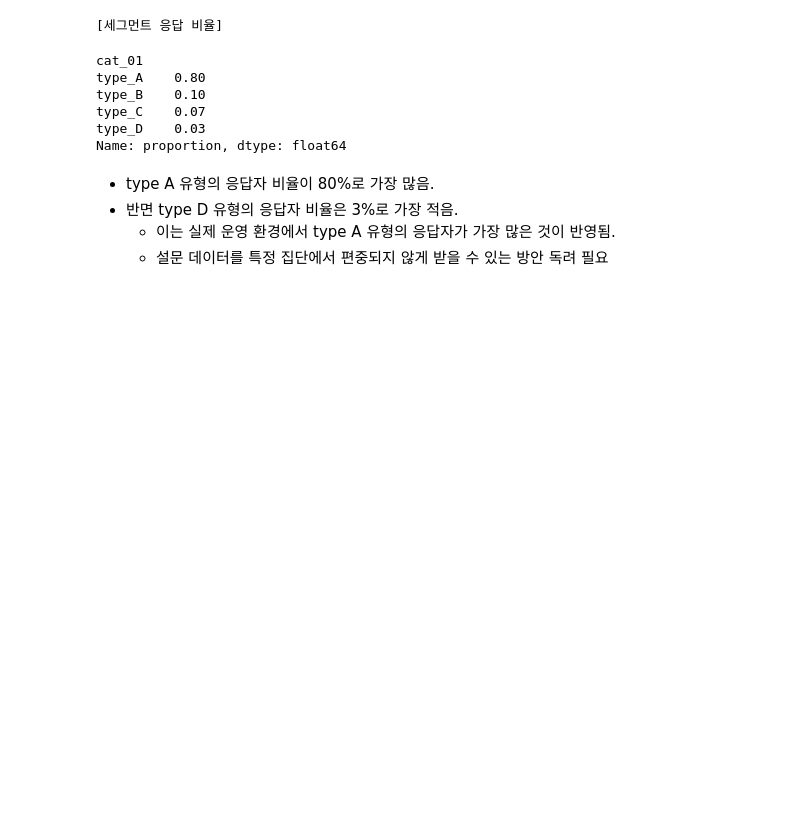
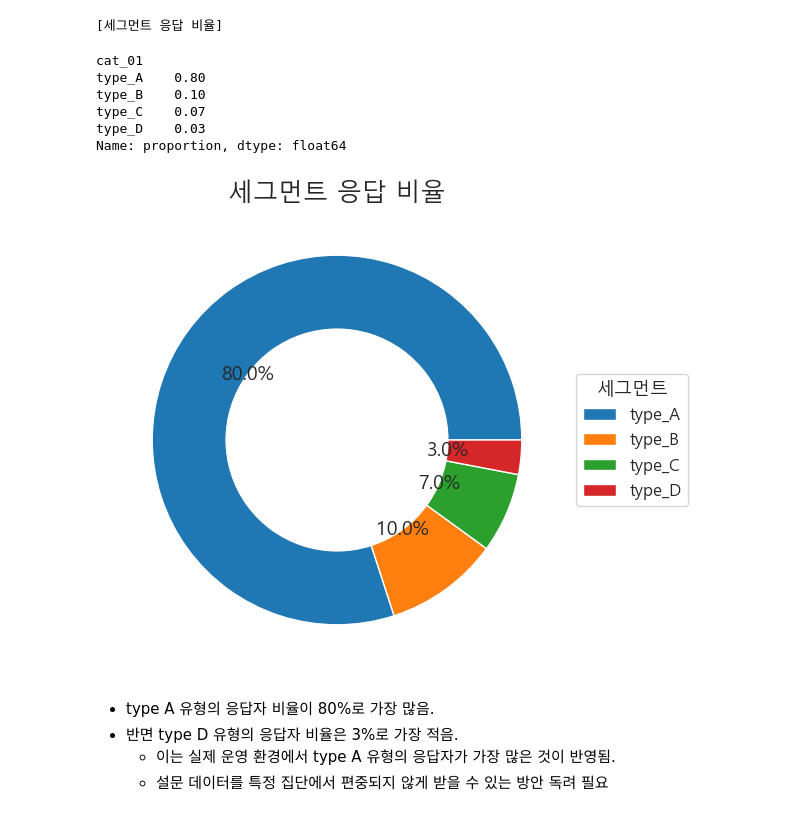
Before and after one commit to devellybutton/Education-Data-Analysis, a Jupyter notebook: 01-training-center-survey-analysis/notebooks/02_hypothesis_01.ipynb, the cells around one changed output. Saved outputs shown, nothing was run; the diff lists cells and outputs as text; code cells hidden in the pictures; blank space fills up the shorter version.

```diff
--- a/01-training-center-survey-analysis/notebooks/02_hypothesis_01.ipynb
+++ b/01-training-center-survey-analysis/notebooks/02_hypothesis_01.ipynb
@@ -36,6 +36,31 @@ type_B    0.10
 type_C    0.07
 type_D    0.03
 Name: proportion, dtype: float64
+# %%
+plt.figure(figsize=(7,6))
+
+wedges, texts, autotexts = plt.pie(
+    ratio,
+    autopct=lambda p: f'{p:.1f}%',
+    textprops={'fontsize': 14},
+    wedgeprops=dict(width=0.4)
+)
+
+plt.legend(
+    wedges,
+    ratio.index,
+    title="세그먼트",
+    loc="center left",
+    bbox_to_anchor=(1, 0.5),
+    fontsize=12,
+    title_fontsize=13
+)
+
+plt.title("세그먼트 응답 비율", fontsize=18)
+
+plt.show()
+# %% [output]
+[figure, added]
 # %% [markdown]
 - type A 유형의 응답자 비율이 80%로 가장 많음.
 - 반면 type D 유형의 응답자 비율은 3%로 가장 적음.
```
Also changed, not shown: 2 other files.
